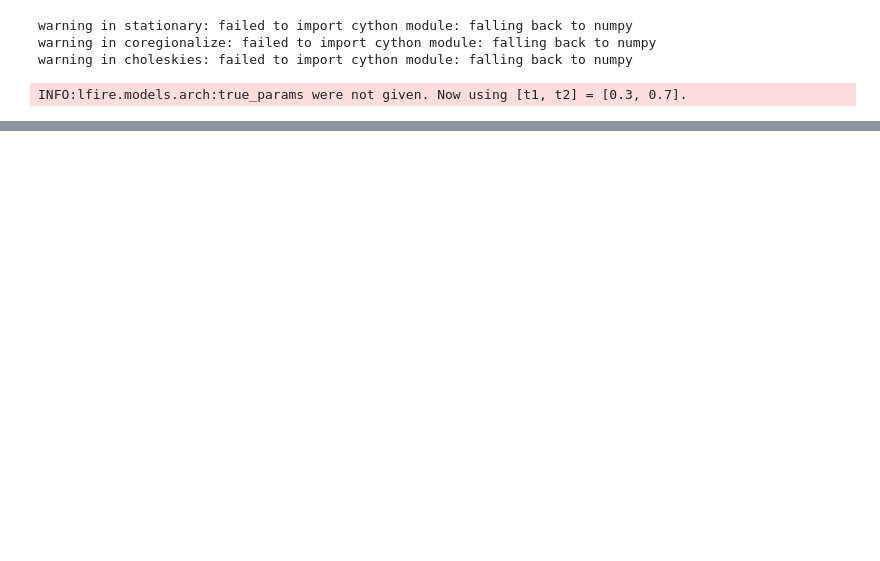
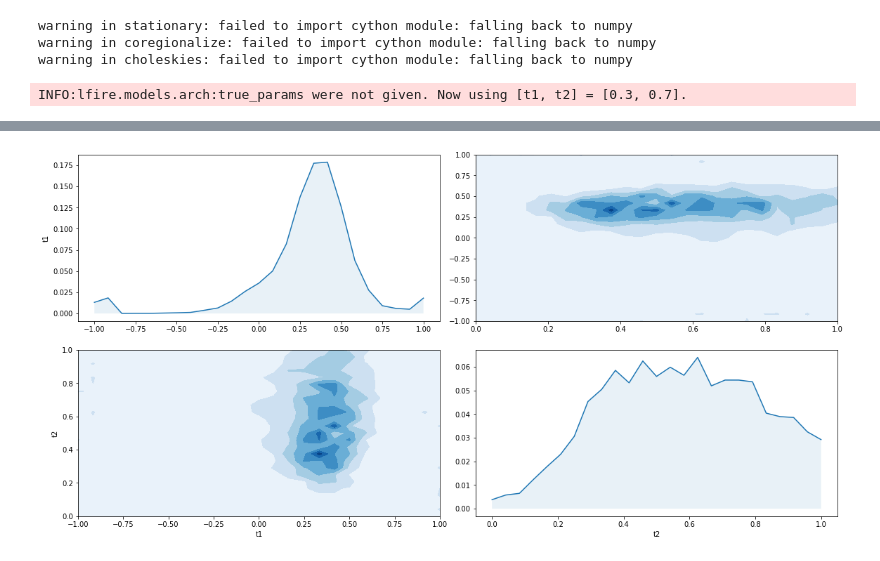
Before and after one commit to elfi-dev/zoo, a Jupyter notebook: lfire/notebooks/arch_example.ipynb, the cells around one changed output, grey strips where cells are left out. Cells and saved outputs as stored; diff of their text form; code cells hidden in the pictures; blank space fills up the shorter version.

```diff
--- a/lfire/notebooks/arch_example.ipynb
+++ b/lfire/notebooks/arch_example.ipynb
@@ -108,0 +145,5 @@ lfire_res.plot_pairs();
+# %%
+# Visualize pairs
+lfire_res_noisy.plot_pairs();
+# %% [output]
+[figure, added]
```
Also changed, not shown: parts of 16 cells of this notebook.
